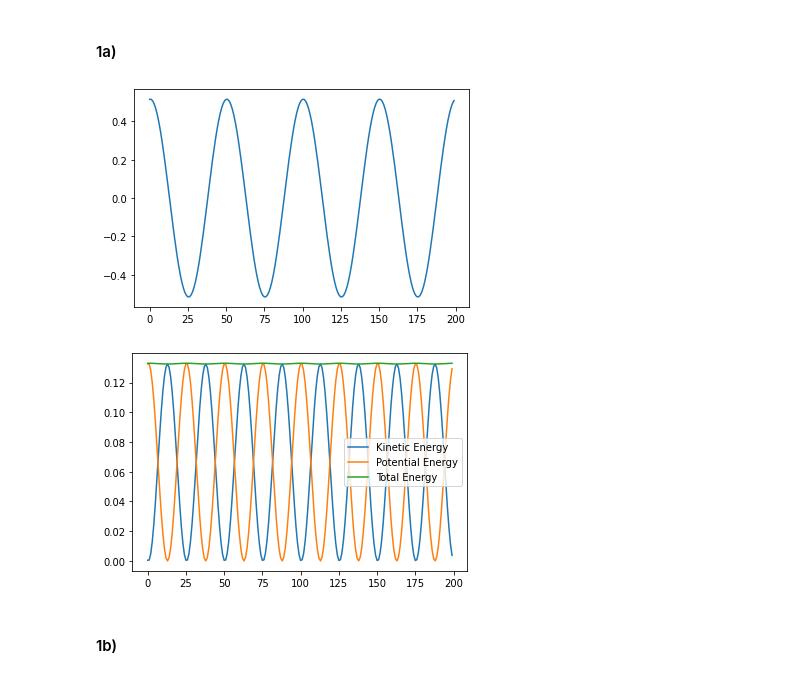
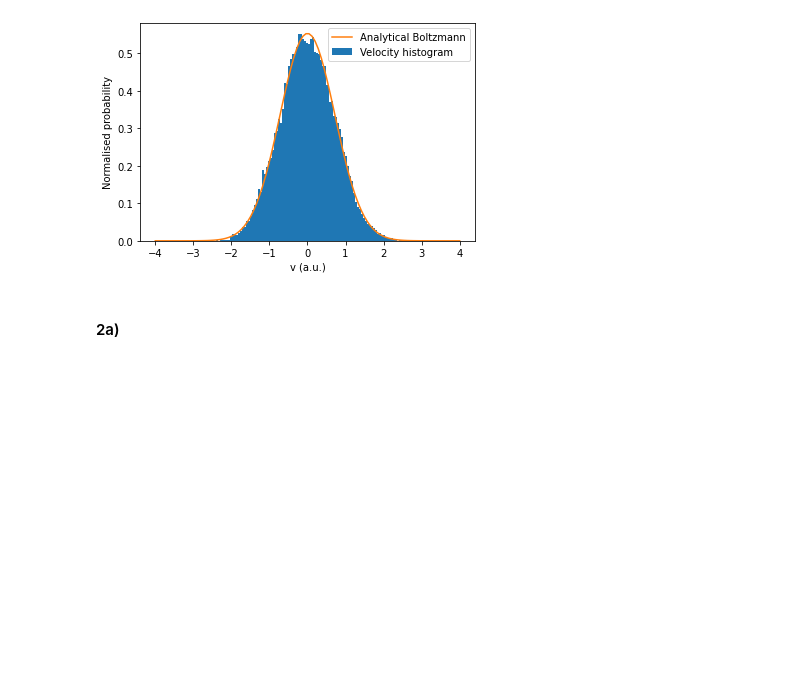
Before and after one commit to KevoSoftworks/computational_physics, a Jupyter notebook: 4_molecular_dynamics/molecular_dynamics.ipynb, the cells around one changed output. Drawn from its saved outputs; the diff is of its cells as text; code cells hidden in the pictures; blank space fills up the shorter version.

```diff
--- a/4_molecular_dynamics/molecular_dynamics.ipynb
+++ b/4_molecular_dynamics/molecular_dynamics.ipynb
@@ -8,0 +196,4 @@ from molecular_dynamics import *
+# %%
+T = 2 / len(grid) * np.array(K[50:])
+T_avg = np.mean(T)
+print(f"The average temperature <T> = {T_avg} (a.u.)")
@@ -9,28 +206,16 @@ from molecular_dynamics import *
+# %%
+k = m = 1
+
+e = lambda v: 0.5*m*v**2
+v_ana = np.linspace(-4, 4, 100)
+p_ana = np.exp(-e(v_ana) / (k*T_avg))
+
+plt.hist(v[50*100:], bins=100, density=True, label="Velocity histogram")
+plt.plot(v_ana, p_ana / np.trapz(p_ana, x=v_ana), label="Analytical Boltzmann")
+plt.xlabel("v (a.u.)")
+plt.ylabel("Normalised probability")
+plt.legend();
+# %% [output]
+[figure, added]
 # %% [markdown]
-#### 1a)
+#### 2a)
-# %%
-grid = Grid([Particle(np.random.rand(), np.random.rand())], 2*np.pi/50, force=lambda k, x: -k*x)
-
-iter = 200
-
-x = []
-K = []
-V = []
-
-for i in range(iter):
-    grid.update()
-    x.append(grid.particles[0].r)
-    K.append(0.5*grid.particles[0].v**2)
-    V.append(0.5*grid.particles[0].r**2)
-
-plt.plot(range(iter), x)
-plt.figure()
-plt.plot(range(iter), K, label="Kinetic Energy")
-plt.plot(range(iter), V, label="Potential Energy")
-plt.plot(range(iter), [k+v for k, v in zip(K,V)], label="Total Energy")
-plt.legend();
-# %% [output]
-[figure, removed]
-[figure, removed]
-# %% [markdown]
-#### 1b)
```
Also changed, not shown: parts of 12 cells of this notebook, 1 other file.
